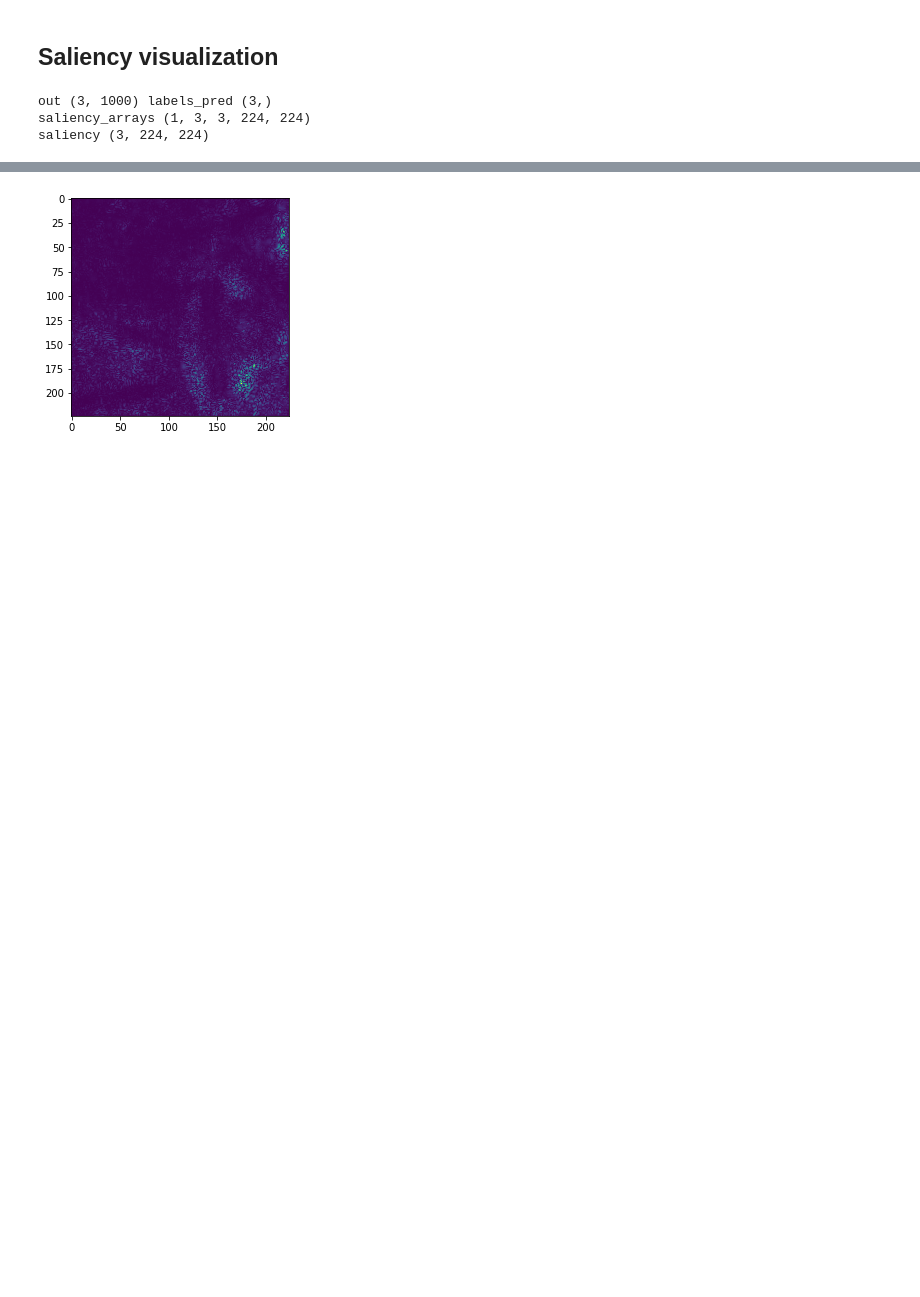
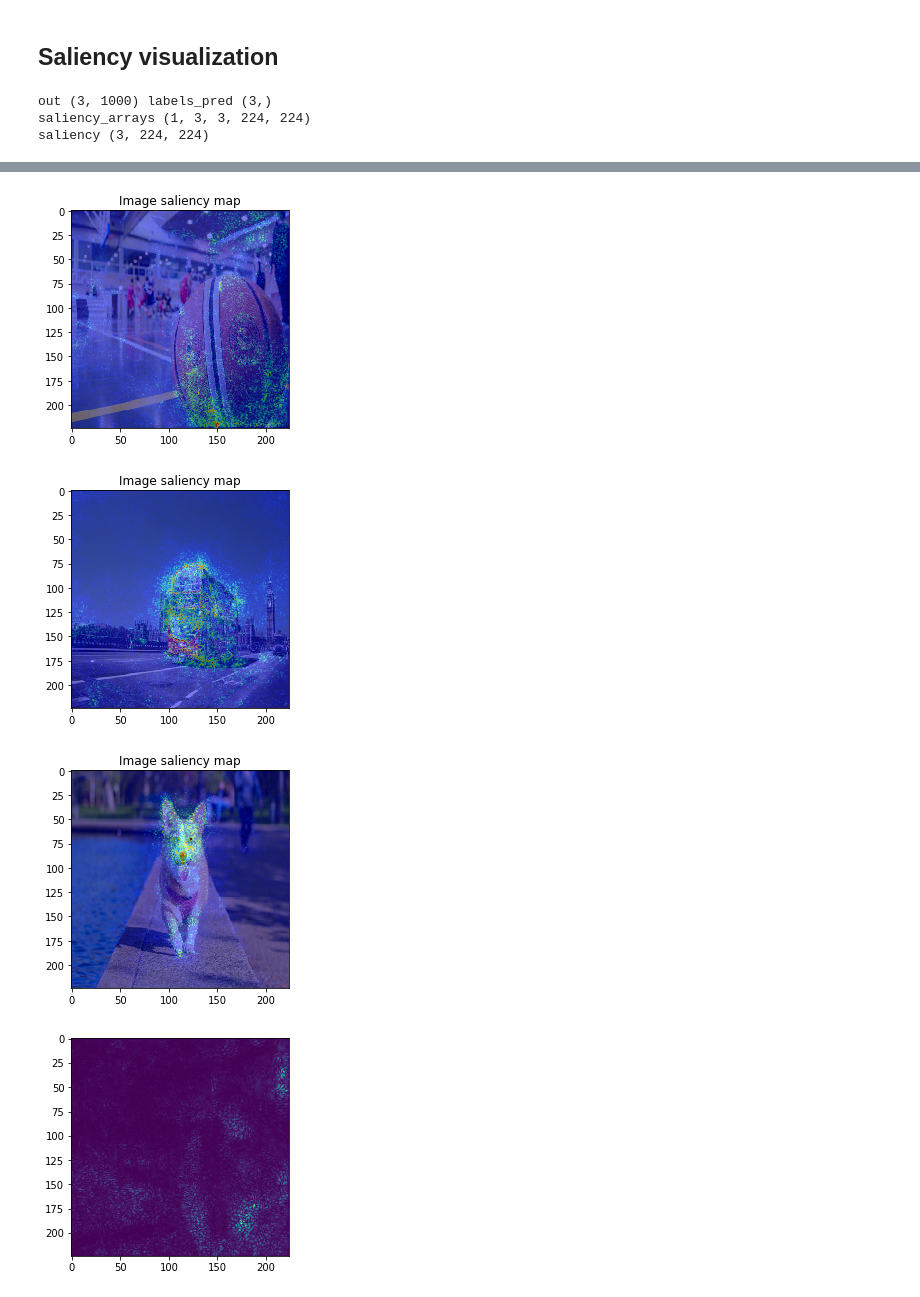
Before and after one commit to corochann/chainer-saliency, a Jupyter notebook: examples/image/visualize-saliency-image.ipynb, the cells around one changed output, grey strips where cells are left out. Drawn from its saved outputs; the diff is of its cells as text; code cells hidden in the pictures; blank space fills up the shorter version.

```diff
--- a/examples/image/visualize-saliency-image.ipynb
+++ b/examples/image/visualize-saliency-image.ipynb
@@ -183,11 +191,15 @@ print('saliency', saliency_vanilla.shape)
 # %%
 from chainer_saliency.visualizer.image_visualizer import ImageVisualizer
 from chainer_saliency.visualizer.common import normalize_scaler
 
-for index in range(len(saliency_vanilla))
+for index in range(len(saliency_vanilla)):
     image = imgs[index].resize(saliency_vanilla[index].shape)
     visualizer = ImageVisualizer()
     visualizer.visualize(saliency_vanilla[index], image, show_colorbar=False)
+# %% [output]
+[figure, added]
+[figure, added]
+[figure, added]
 # %%
 from chainer_saliency.visualizer.common import abs_max_scaler
 
```
Also changed, not shown: parts of 3 cells of this notebook.
